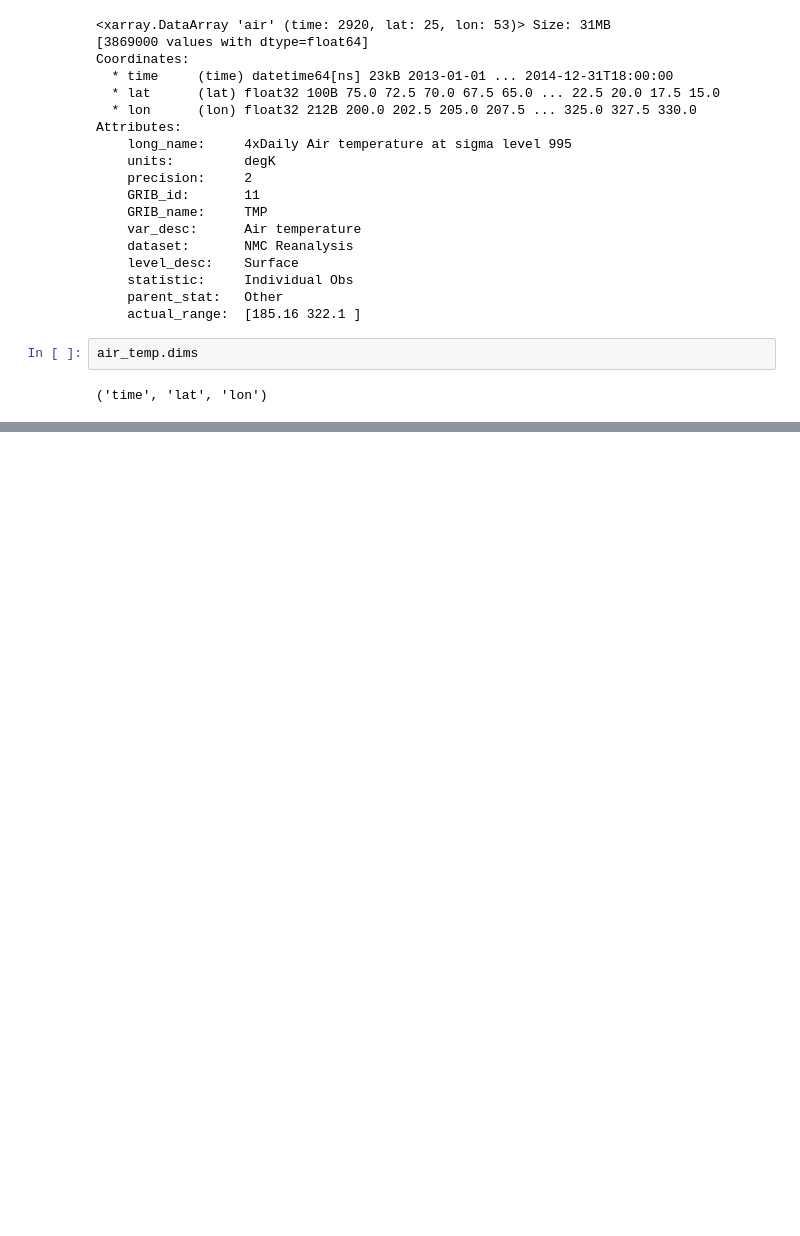
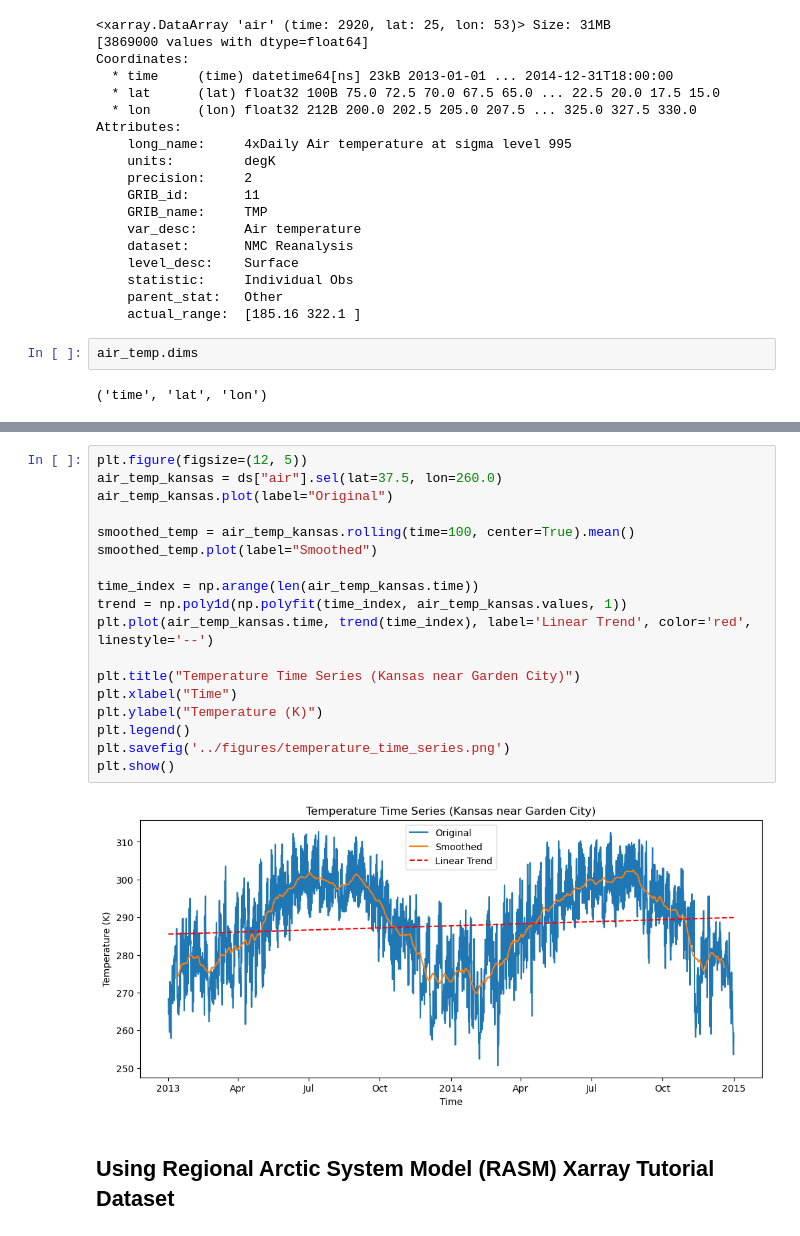
Before and after one commit to fredrickk-AI4EO/Air-temperature-analysis, a Jupyter notebook: code/air_temperature.ipynb, the cells around one changed output, grey strips where cells are left out. Cells and saved outputs as stored; diff of their text form; blank space fills up the shorter version.

```diff
--- a/code/air_temperature.ipynb
+++ b/code/air_temperature.ipynb
@@ -106,0 +104,22 @@ plt.show()
+# %%
+plt.figure(figsize=(12, 5))
+air_temp_kansas = ds["air"].sel(lat=37.5, lon=260.0)
+air_temp_kansas.plot(label="Original")
+
+smoothed_temp = air_temp_kansas.rolling(time=100, center=True).mean()
+smoothed_temp.plot(label="Smoothed")
+
+time_index = np.arange(len(air_temp_kansas.time))
+trend = np.poly1d(np.polyfit(time_index, air_temp_kansas.values, 1))
+plt.plot(air_temp_kansas.time, trend(time_index), label='Linear Trend', color='red', linestyle='--')
+
+plt.title("Temperature Time Series (Kansas near Garden City)")
+plt.xlabel("Time")
+plt.ylabel("Temperature (K)")
+plt.legend()
+plt.savefig('../figures/temperature_time_series.png')
+plt.show()
+# %% [output]
+[figure, added]
+# %% [markdown]
+## Using Regional Arctic System Model (RASM) Xarray Tutorial Dataset
```
Also changed, not shown: parts of 15 cells of this notebook, 12 other files.
